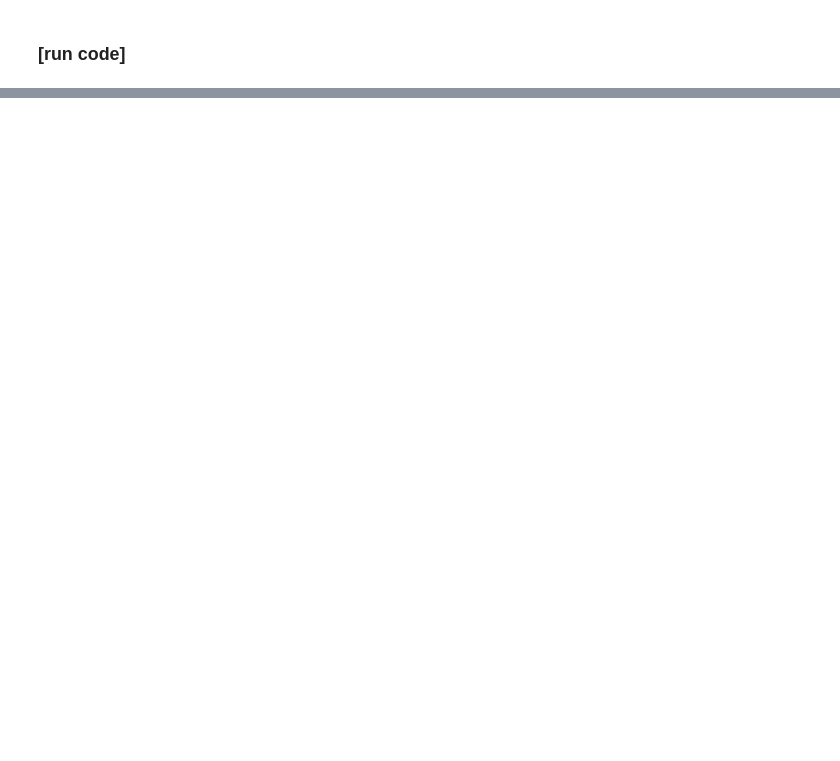
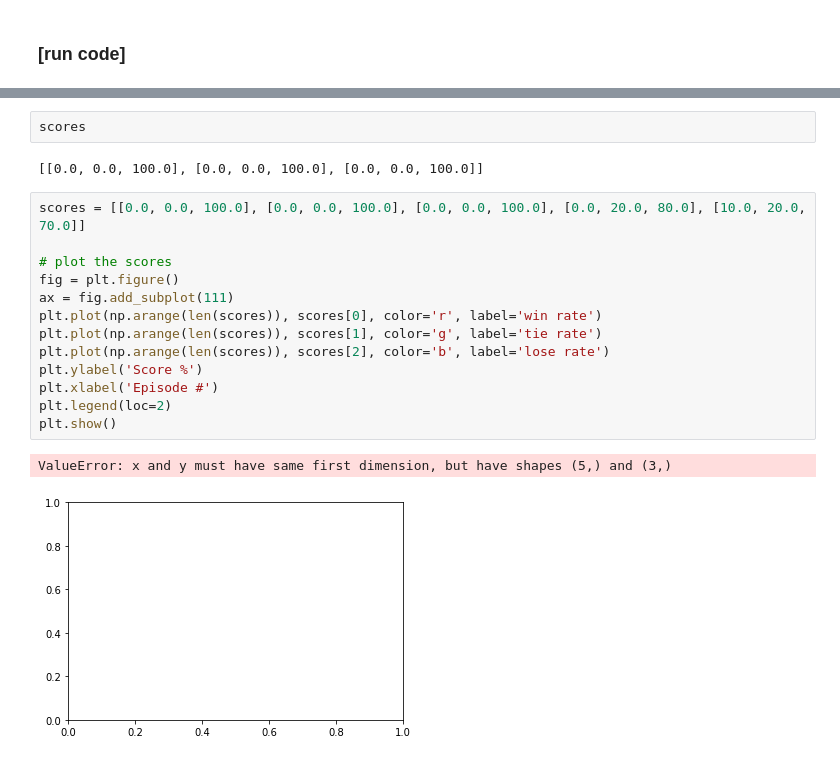
Before and after one commit to parksurk/dmarl-sc2, a Jupyter notebook: STEP2-making-rl-pysc2-agent.ipynb, the cells around one changed output, grey strips where cells are left out. Drawn from its saved outputs; the diff is of its cells as text; blank space fills up the shorter version.

```diff
--- a/STEP2-making-rl-pysc2-agent.ipynb
+++ b/STEP2-making-rl-pysc2-agent.ipynb
@@ -1683,0 +1787,20 @@ if __name__ == "__main__":
+# %%
+scores
+# %% [output]
+[[0.0, 0.0, 100.0], [0.0, 0.0, 100.0], [0.0, 0.0, 100.0]]
+# %%
+scores = [[0.0, 0.0, 100.0], [0.0, 0.0, 100.0], [0.0, 0.0, 100.0], [0.0, 20.0, 80.0], [10.0, 20.0, 70.0]]
+
+# plot the scores
+fig = plt.figure()
+ax = fig.add_subplot(111)
+plt.plot(np.arange(len(scores)), scores[0], color='r', label='win rate')
+plt.plot(np.arange(len(scores)), scores[1], color='g', label='tie rate')
+plt.plot(np.arange(len(scores)), scores[2], color='b', label='lose rate')
+plt.ylabel('Score %')
+plt.xlabel('Episode #')
+plt.legend(loc=2)
+plt.show()
+# %% [output]
+ValueError: x and y must have same first dimension, but have shapes (5,) and (3,)
+[figure, added]
```
Also changed, not shown: parts of 10 cells of this notebook.
